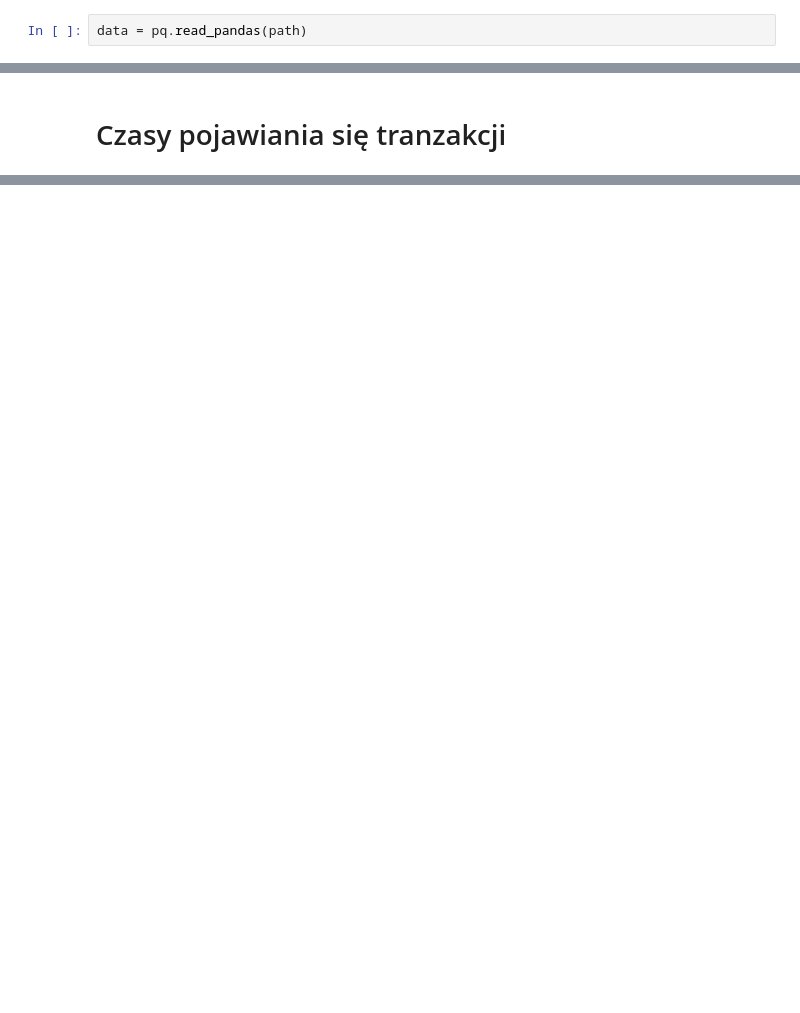
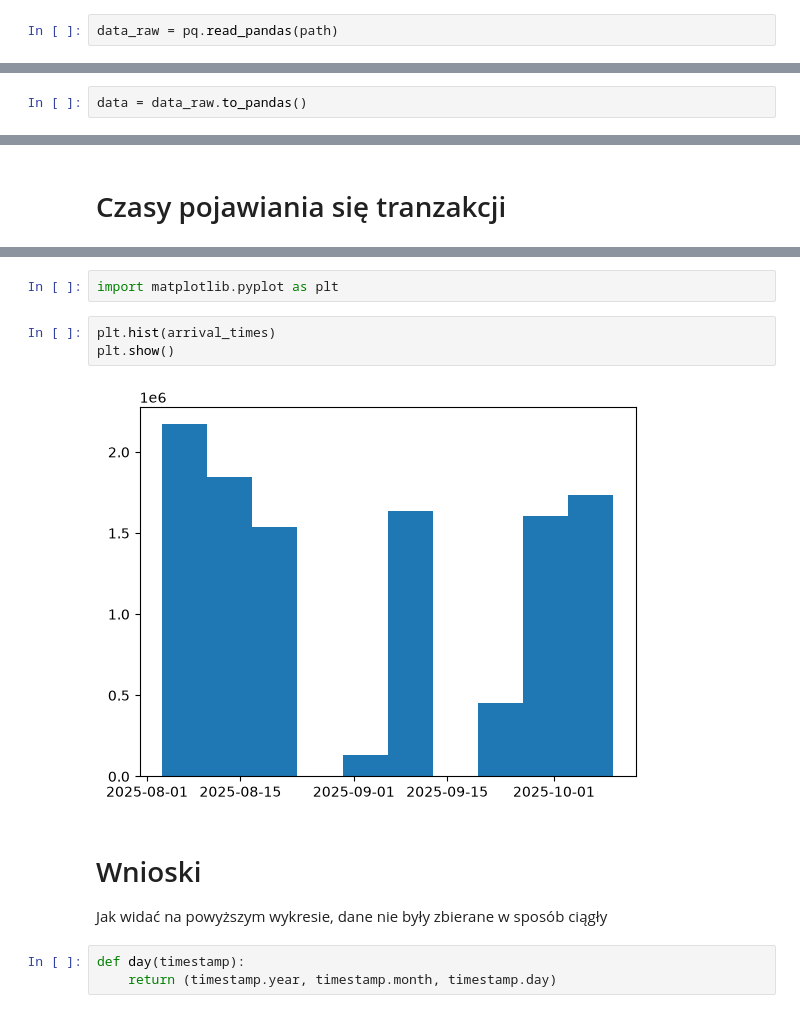
Before and after one commit to wiedzmin1414/bitcoin-node-data, a Jupyter notebook: analiza.ipynb, the cells around one changed output, grey strips where cells are left out. Drawn from its saved outputs; the diff is of its cells as text; blank space fills up the shorter version.

```diff
--- a/analiza.ipynb
+++ b/analiza.ipynb
@@ -8,5 +8,5 @@ from pandas.core.tools.times import to_time
 # %%
 path = 'data/bitcoin_data.parquet'
 # %%
-data = pq.read_pandas(path)
+data_raw = pq.read_pandas(path)
 # %%
@@ -35,0 +42,2 @@ len(data)
+# %%
+data = data_raw.to_pandas()
@@ -199 +206,15 @@ for i in arrival_times
+# %%
+import matplotlib.pyplot as plt
+# %%
+plt.hist(arrival_times)
+plt.show()
+# %% [output]
+[figure, added]
+# %% [markdown]
+# Wnioski
+
+Jak widać na powyższym wykresie, dane nie były zbierane w sposób ciągły
+# %%
+def day(timestamp):
+    return (timestamp.year, timestamp.month, timestamp.day)
 # %%
```
Also changed, not shown: parts of 26 cells of this notebook.
